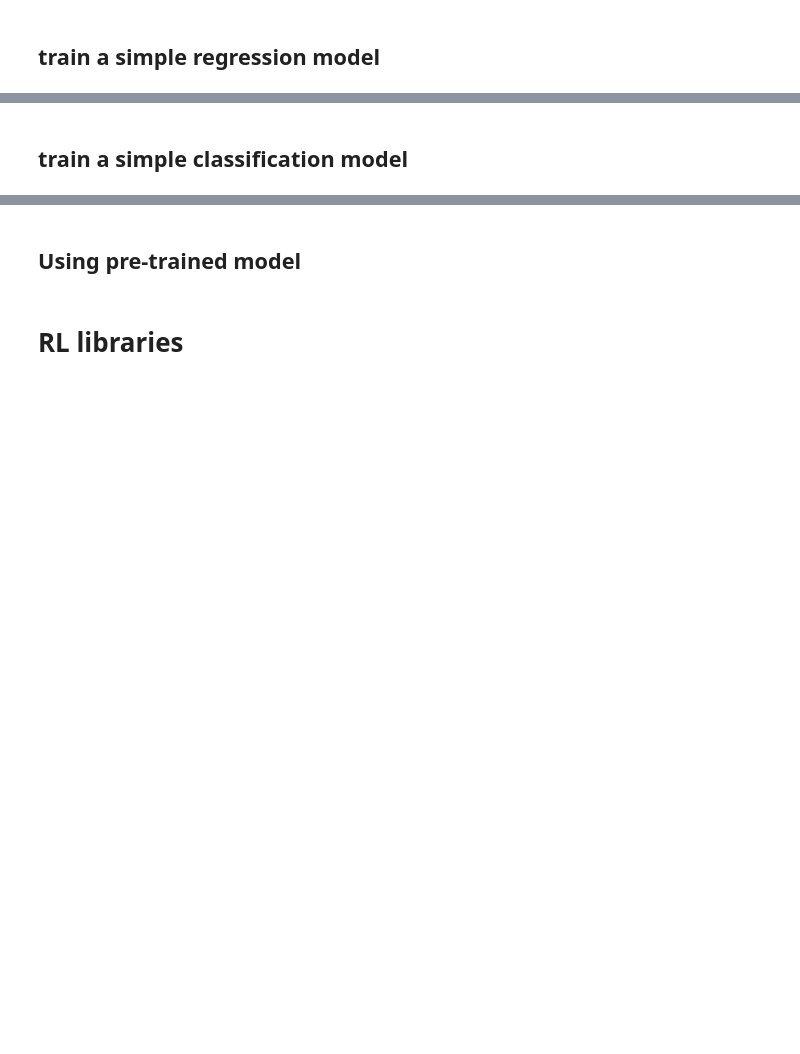
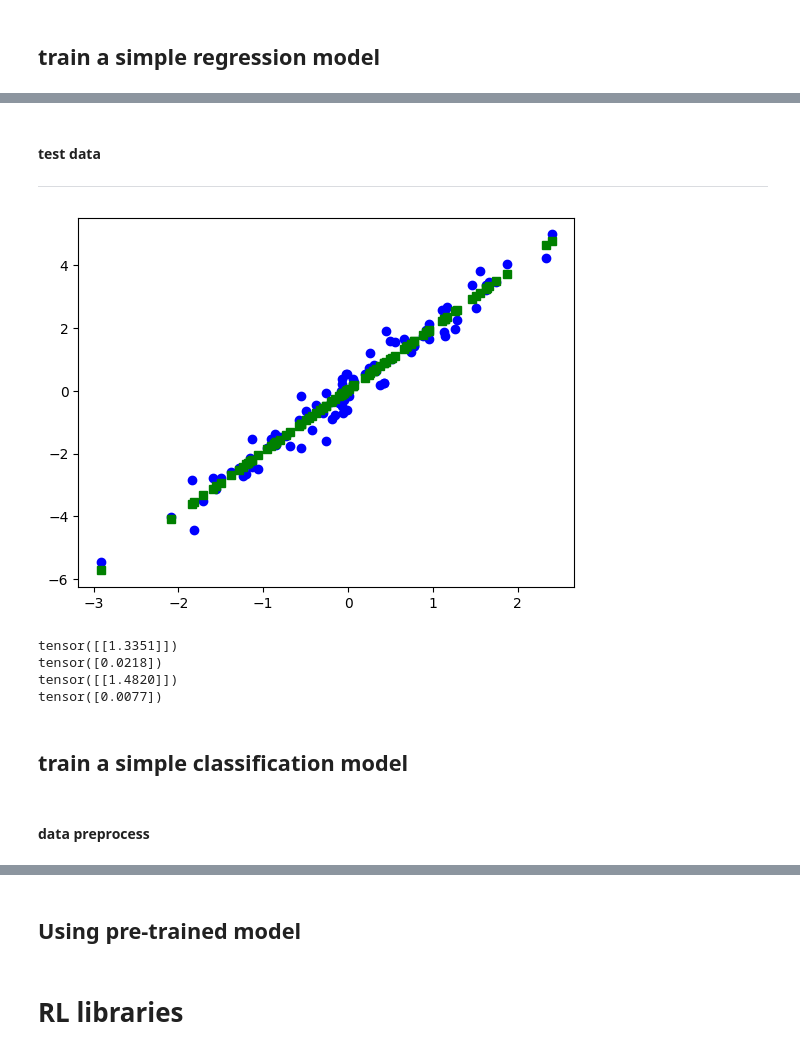
Before and after one commit to AmirHossein81Gholami/DRL_course, a Jupyter notebook: notebooks/DRL_Notebook.ipynb, the cells around one changed output, grey strips where cells are left out. Cells and saved outputs as stored; diff of their text form; code cells hidden in the pictures; blank space fills up the shorter version.

```diff
--- a/notebooks/DRL_Notebook.ipynb
+++ b/notebooks/DRL_Notebook.ipynb
@@ -940,2 +1256,23 @@ print(f"Resuming from epoch {checkpoint['epoch']} with loss {checkpoint['loss']}
+# %% [markdown]
+#### test data
+-----
+# %%
+prediction = ann_reg(x)
+
+plt.plot(x,y,'ob')
+plt.plot(x,prediction.detach(),'sg')
+plt.show()
+# %% [output]
+[figure, added]
+# %%
+for param in ann_reg.parameters():
+  print(param.detach())
+# %% [output]
+tensor([[1.3351]])
+tensor([0.0218])
+tensor([[1.4820]])
+tensor([0.0077])
 # %% [markdown]
 ## train a simple classification model
+# %% [markdown]
+#### data preprocess
```
Also changed, not shown: parts of 81 cells of this notebook.
